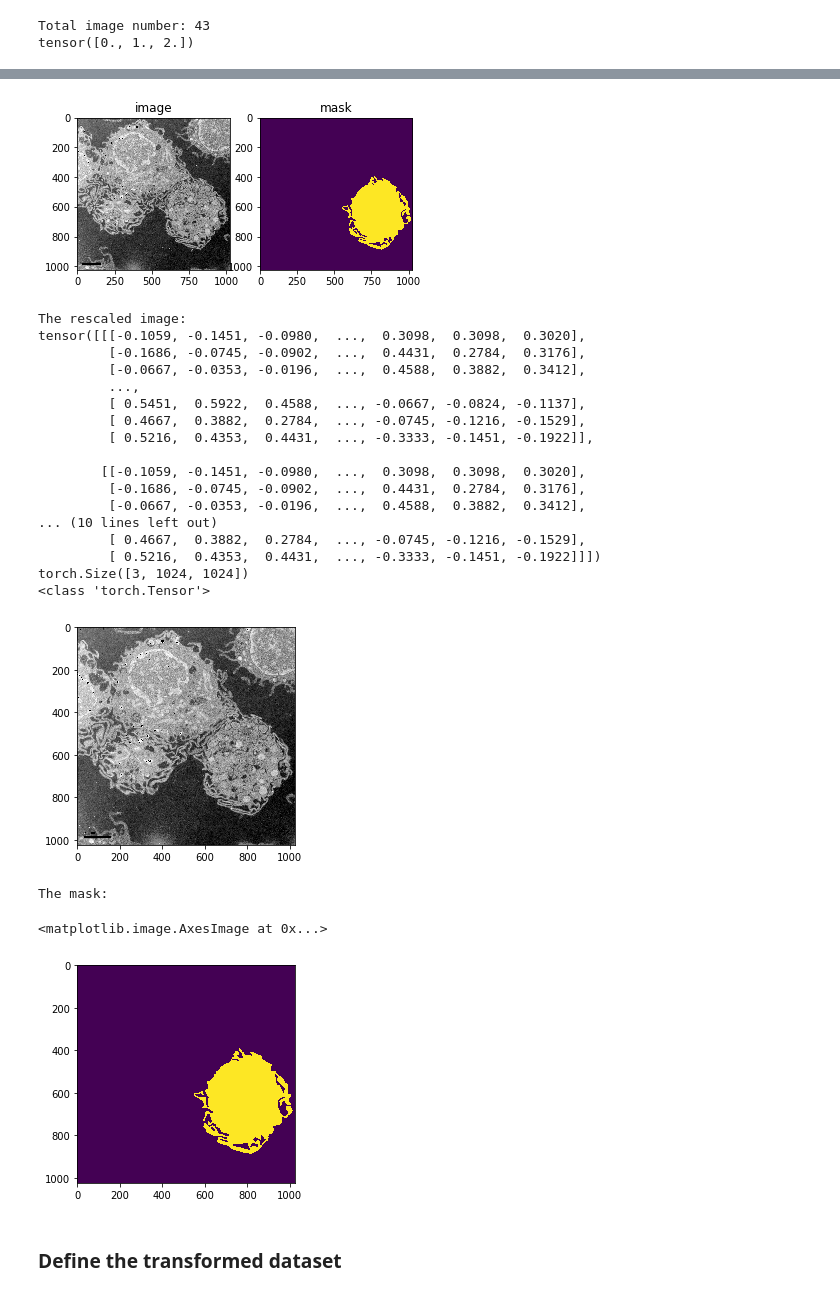
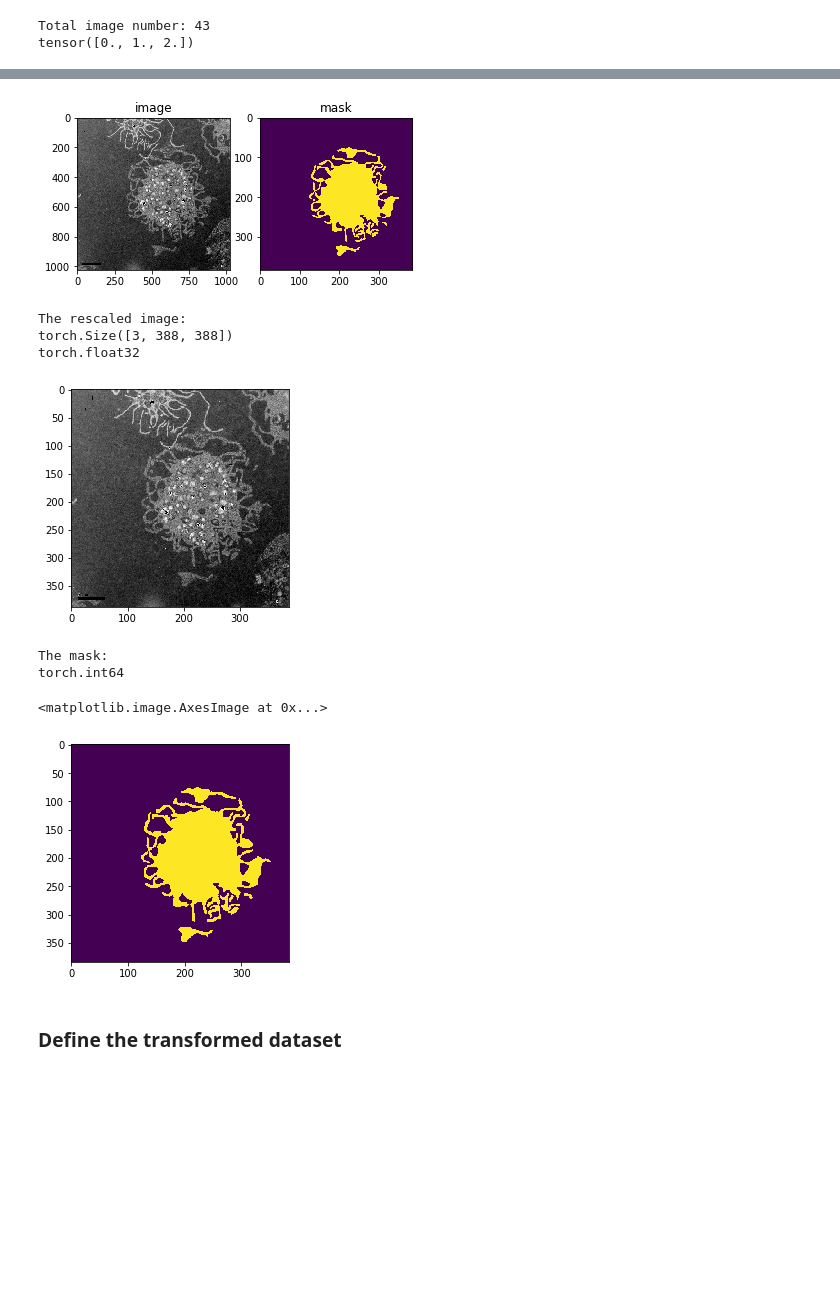
Before and after one commit to xysong1201/MRIImage_segmentation, a Jupyter notebook: unet_BMCC.ipynb, the cells around one changed output, grey strips where cells are left out. Cells and saved outputs as stored; diff of their text form; code cells hidden in the pictures; blank space fills up the shorter version.

```diff
--- a/unet_BMCC.ipynb
+++ b/unet_BMCC.ipynb
@@ -144,17 +142,7 @@ class TrainDataset(Dataset):
         self.img_dir = img_dir
         self.transform = transform
         self.mask_dir = mask_dir
-        # mapping the mask value to class value
-        self.mapping = {
-            85: 0.,
-            170: 1.,
-            255: 2.
-        }
 
-    def mask_to_class(self, mask):
-        for k in self.mapping:
-            mask[mask==k] = self.mapping[k]
-        return mask
 
     def __len__(self):
         img_list = os.listdir(self.img_dir)
@@ -174,15 +162,15 @@ class TrainDataset(Dataset):
         mask_tensor = torch.from_numpy(mask_arr)
 
         # after the compose, the mask value range is [0,1], the data type is torch.float32
-#         compose = transforms.Compose([transforms.ToPILImage(),
-#                                       transforms.Resize((388,388),interpolation=Image.NEAREST),
-#                                       transforms.ToTensor()])
+        compose = transforms.Compose([transforms.ToPILImage(),
+                                      transforms.Resize((384,384),interpolation=Image.NEAREST),
+                                      transforms.ToTensor()])
 
-#         mask_tensor = torch.unsqueeze(mask_tensor, dim = 0)
-#         mask_tensor = compose(mask_tensor)
-#         mask_tensor = mask_tensor.squeeze()
+        mask_tensor = torch.unsqueeze(mask_tensor, dim = 0)
+        mask_tensor = compose(mask_tensor)
+        mask_tensor = mask_tensor.squeeze()
 
-        mask_tensor = self.mask_to_class(mask_tensor)
+        mask_tensor = torch.round(mask_tensor / 0.3).long()-1
 
         sample = {'image':img_tensor, 'mask':mask_tensor}
 
@@ -222,7 +210,7 @@ tensor([0., 1., 2.])
 * `torchvision.transforms.ToTensor` Converts the PIL Image in the range [0, 255] to a torch.FloatTensor of shape (C x H x W) in the range [0.0, 1.0].
 * `torchvision.transforms.Normalize((0.5, 0.5, 0.5), (0.5, 0.5, 0.5))` Normalize the image tensor to Tensors of normalized range [-1, 1].
 # %%
-compose = transforms.Compose([transforms.ToPILImage(),
+compose = transforms.Compose([transforms.ToPILImage(), transforms.Resize((388,388),interpolation=Image.NEAREST),
                               transforms.ToTensor(),transforms.Normalize((0.5, 0.5, 0.5), (0.5, 0.5, 0.5))])
 # %%
 ## Test of the transformation
@@ -232,8 +220,8 @@ idx = randint(0,42)
 sample = train_data[idx]
 img = sample['image']
 mask = sample['mask']
-print(img)
-print(mask)
+print(mask.size())
+print(img.size())
 
 # original image visualization
 print("The original image:")
@@ -242,17 +230,16 @@ show_mask(img.permute(1,2,0), mask)
 # rescaled image visualization
 print("The rescaled image:")
 rescaled_image = compose(img)
-print(rescaled_image)
+# After the transform, the img size is 3 x 388 x388, the data range is [-1,1], the datatype is float32
+print(rescaled_image.size())
+print(rescaled_image.dtype)
 rescaled_image = rescaled_image / 2 + 0.5     # unnormalize
-print(rescaled_image.size())
 
-print(type(rescaled_image))
 plt.imshow(rescaled_image.permute(1,2,0))
 plt.pause(0.5)
 
 print('The mask:')
-## All images in torchvision have to be represented as 3-dimensional tensors of the form [Channel, Height, Width].
-## the sample['mask'] tensor is a 2d tensor (height x width), so it's needed to unsqueeze it first
+print(mask.dtype)
 
-plt.imshow(sample['mask'])
+plt.imshow(mask)
 # %% [output]
@@ -275,26 +248,13 @@ tensor([[[114, 109, 115,  ..., 167, 167, 166],
 The original image:
-[figure, old version]
+[figure, new version]
 The rescaled image:
-tensor([[[-0.1059, -0.1451, -0.0980,  ...,  0.3098,  0.3098,  0.3020],
-         [-0.1686, -0.0745, -0.0902,  ...,  0.4431,  0.2784,  0.3176],
-         [-0.0667, -0.0353, -0.0196,  ...,  0.4588,  0.3882,  0.3412],
-         ...,
-         [ 0.5451,  0.5922,  0.4588,  ..., -0.0667, -0.0824, -0.1137],
-         [ 0.4667,  0.3882,  0.2784,  ..., -0.0745, -0.1216, -0.1529],
-         [ 0.5216,  0.4353,  0.4431,  ..., -0.3333, -0.1451, -0.1922]],
-
-        [[-0.1059, -0.1451, -0.0980,  ...,  0.3098,  0.3098,  0.3020],
-         [-0.1686, -0.0745, -0.0902,  ...,  0.4431,  0.2784,  0.3176],
-         [-0.0667, -0.0353, -0.0196,  ...,  0.4588,  0.3882,  0.3412],
-... (10 lines left out)
-         [ 0.4667,  0.3882,  0.2784,  ..., -0.0745, -0.1216, -0.1529],
-         [ 0.5216,  0.4353,  0.4431,  ..., -0.3333, -0.1451, -0.1922]]])
-torch.Size([3, 1024, 1024])
-<class 'torch.Tensor'>
+torch.Size([3, 388, 388])
+torch.float32
-[figure, old version]
+[figure, new version]
 The mask:
+torch.int64
 <matplotlib.image.AxesImage at 0x...>
-[figure, old version]
+[figure, new version]
 # %% [markdown]
 ### Define the transformed dataset
 # %%
```
Also changed, not shown: parts of 18 cells of this notebook, 4 other files.
